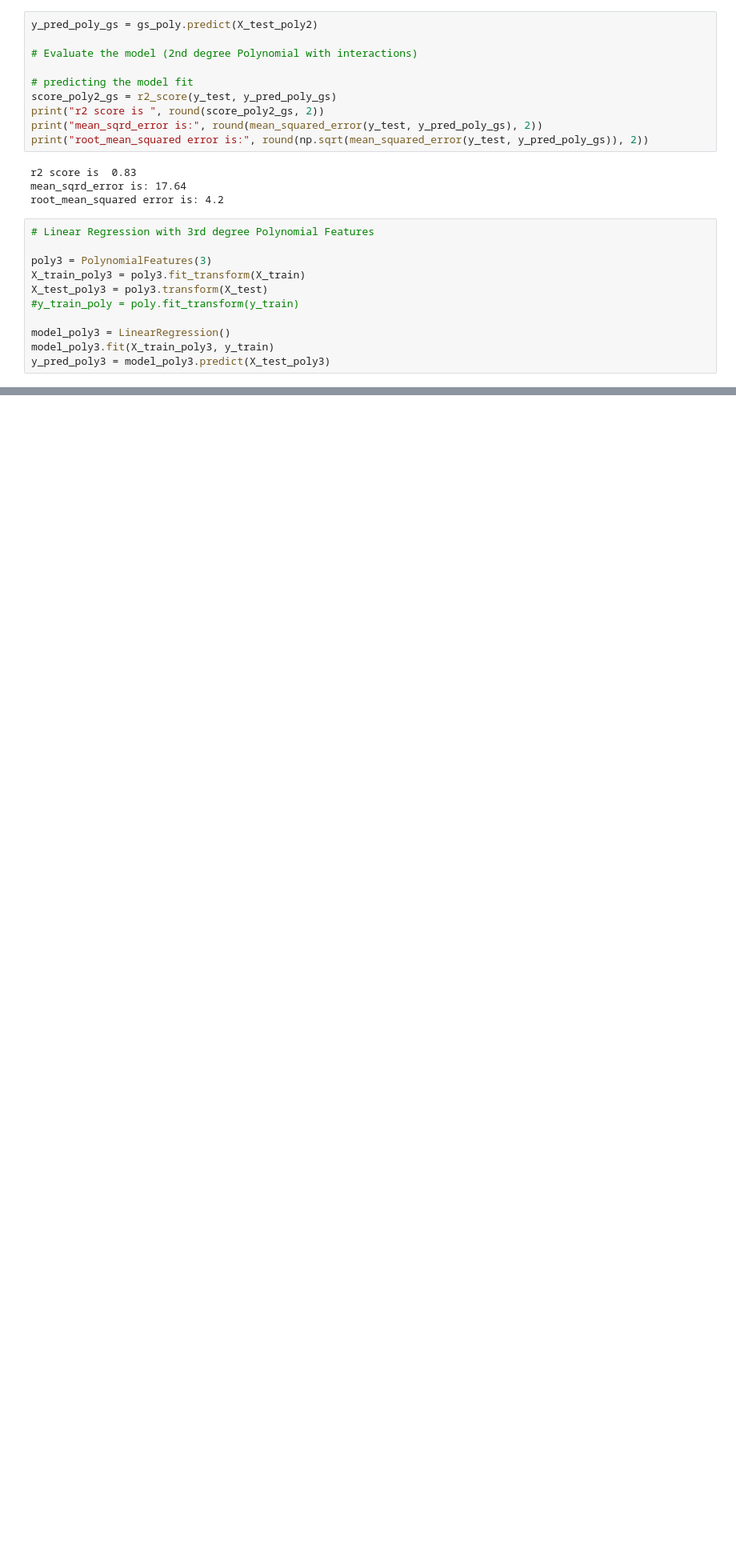
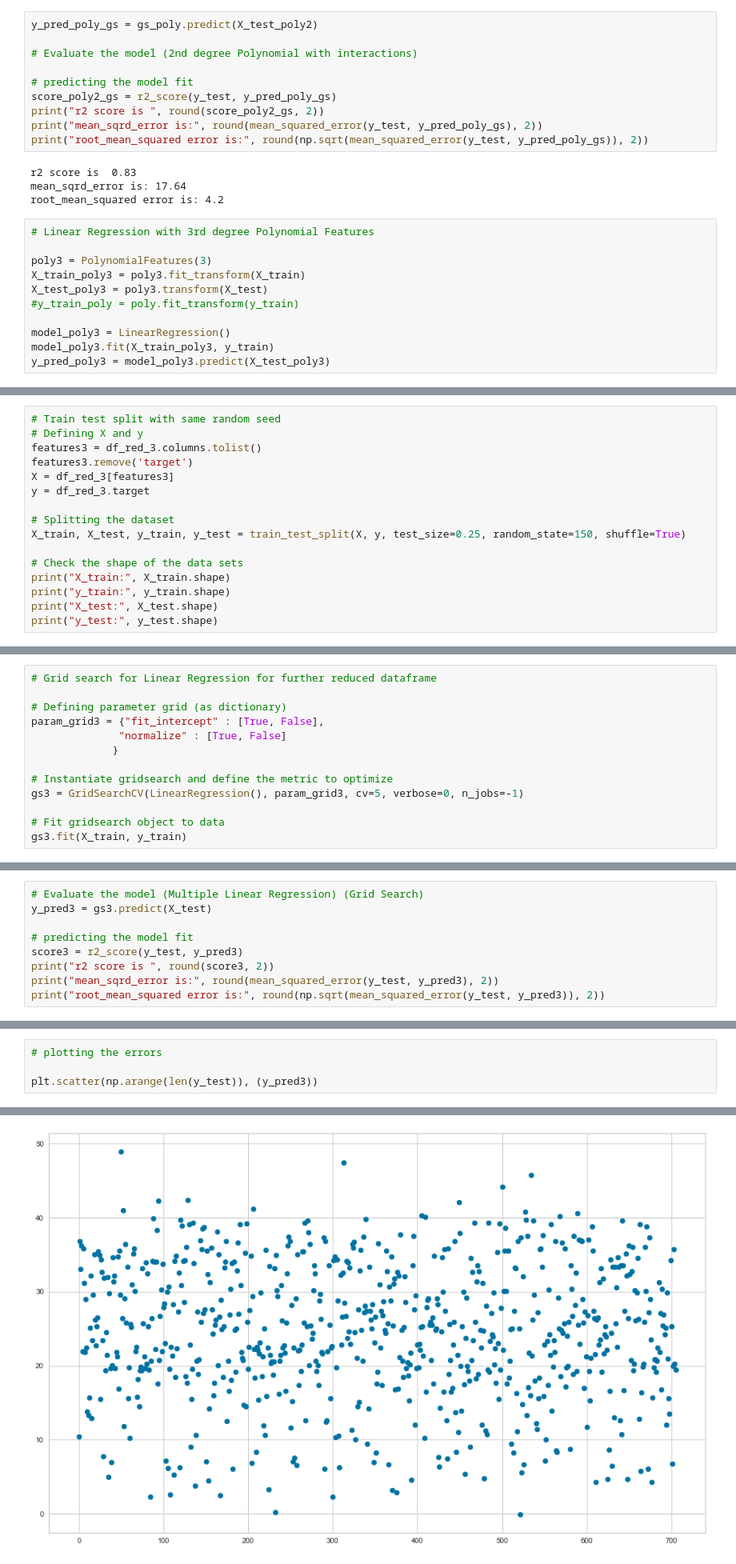
Before and after one commit to ravitpt87/urban-eureka, a Jupyter notebook: Notebook_Model_PolyMultiLinReg.ipynb, the cells around one changed output, grey strips where cells are left out. Shown at 80% size. Saved outputs shown, nothing was run; the diff lists cells and outputs as text; blank space fills up the shorter version.

Commit message:
NB LinRegression and Polynomial and README (#30)

```diff
--- a/Notebook_Model_PolyMultiLinReg.ipynb
+++ b/Notebook_Model_PolyMultiLinReg.ipynb
@@ -308,0 +424,16 @@ plt.scatter(np.arange(len(y_test)), (y_pred_lin-y_test))
+# %%
+# Train test split with same random seed
+# Defining X and y
+features3 = df_red_3.columns.tolist()
+features3.remove('target')
+X = df_red_3[features3]
+y = df_red_3.target
+
+# Splitting the dataset
+X_train, X_test, y_train, y_test = train_test_split(X, y, test_size=0.25, random_state=150, shuffle=True)
+
+# Check the shape of the data sets
+print("X_train:", X_train.shape)
+print("y_train:", y_train.shape)
+print("X_test:", X_test.shape)
+print("y_test:", y_test.shape)
@@ -308,0 +445,13 @@ plt.scatter(np.arange(len(y_test)), (y_pred_lin-y_test))
+# %%
+# Grid search for Linear Regression for further reduced dataframe
+
+# Defining parameter grid (as dictionary)
+param_grid3 = {"fit_intercept" : [True, False],
+              "normalize" : [True, False]
+             }
+
+# Instantiate gridsearch and define the metric to optimize
+gs3 = GridSearchCV(LinearRegression(), param_grid3, cv=5, verbose=0, n_jobs=-1)
+
+# Fit gridsearch object to data
+gs3.fit(X_train, y_train)
@@ -308,0 +489,9 @@ plt.scatter(np.arange(len(y_test)), (y_pred_lin-y_test))
+# %%
+# Evaluate the model (Multiple Linear Regression) (Grid Search)
+y_pred3 = gs3.predict(X_test)
+
+# predicting the model fit
+score3 = r2_score(y_test, y_pred3)
+print("r2 score is ", round(score3, 2))
+print("mean_sqrd_error is:", round(mean_squared_error(y_test, y_pred3), 2))
+print("root_mean_squared error is:", round(np.sqrt(mean_squared_error(y_test, y_pred3)), 2))
@@ -308,0 +502,5 @@ plt.scatter(np.arange(len(y_test)), (y_pred_lin-y_test))
+# %%
+# plotting the errors
+
+plt.scatter(np.arange(len(y_test)), (y_pred3))
+# %% [output]
@@ -308,0 +508 @@ plt.scatter(np.arange(len(y_test)), (y_pred_lin-y_test))
+[figure, added]
```
Also changed, not shown: parts of 23 cells of this notebook, 1 other file.
